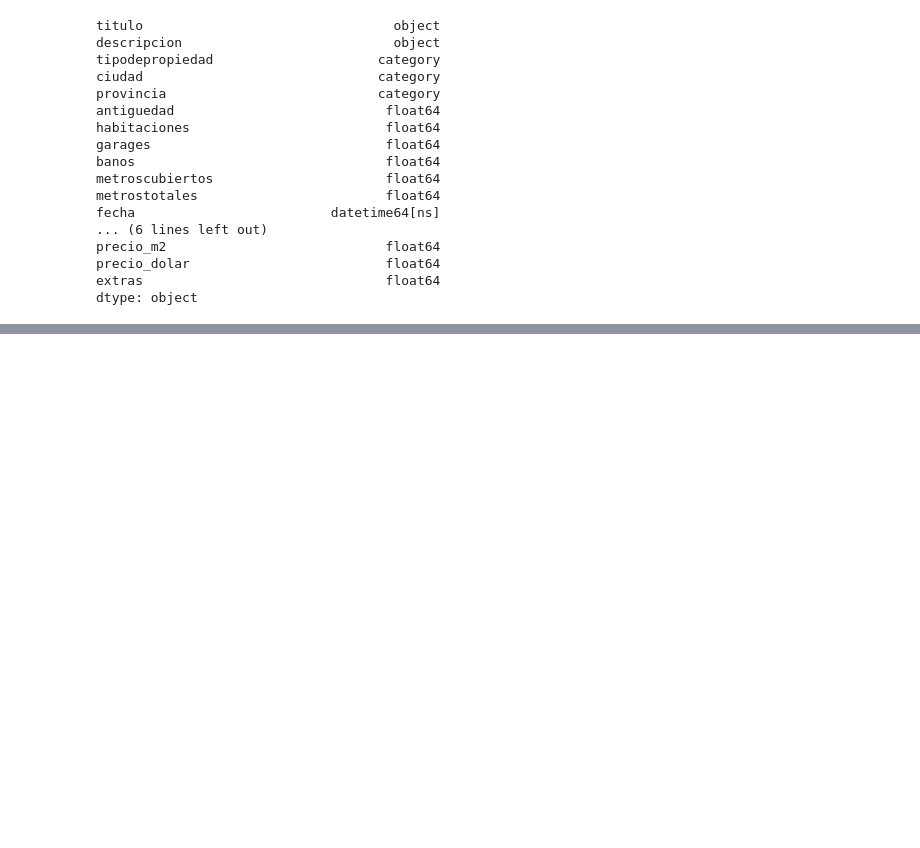
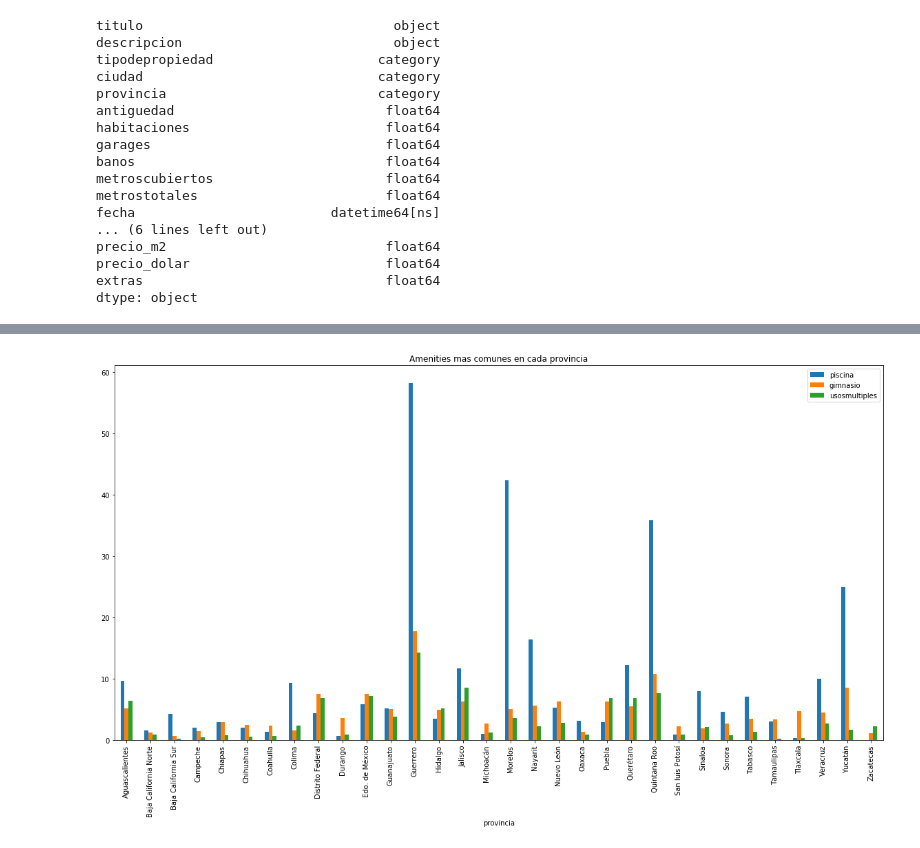
Before and after one commit to JuanCruzCastroLopez/tp1-zonajobs-analysis, a Jupyter notebook: zonajobs-analysis.ipynb, the cells around one changed output, grey strips where cells are left out. Saved outputs shown, nothing was run; the diff lists cells and outputs as text; code cells hidden in the pictures; blank space fills up the shorter version.

```diff
--- a/zonajobs-analysis.ipynb
+++ b/zonajobs-analysis.ipynb
@@ -117,3 +131,10 @@ fig.show()
 # %% [output]
 Usosmultiples por tipo de propiedad
 [interactive output not drawn]
+# %%
+amenitiesPorProvincia = propiedades[['provincia','piscina','gimnasio','usosmultiples']]
+amenitiesPorProvincia = amenitiesPorProvincia.groupby(['provincia']).mean() * 100
+# %%
+amenitiesPorProvincia.plot(kind='bar', figsize=(20, 10), rot=90, title="Amenities mas comunes en cada provincia");
+# %% [output]
+[figure, added]
```
Also changed, not shown: parts of 18 cells of this notebook, 1 other file.
